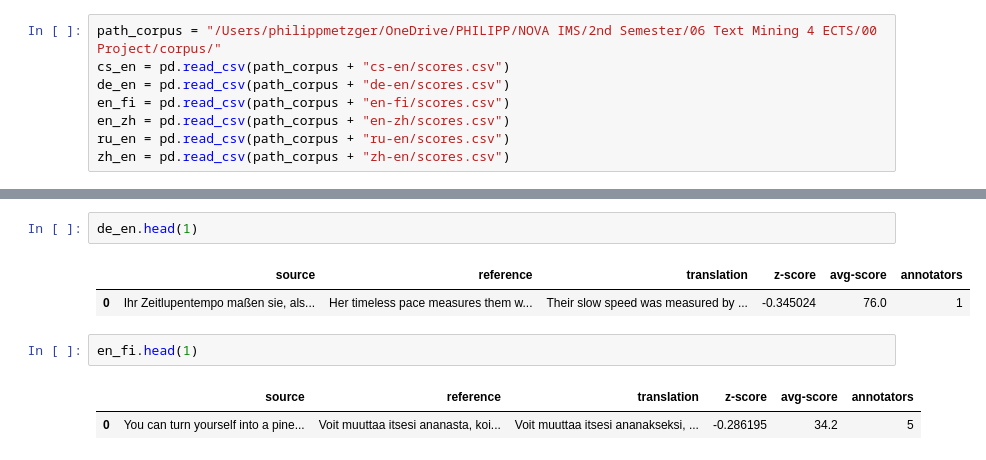
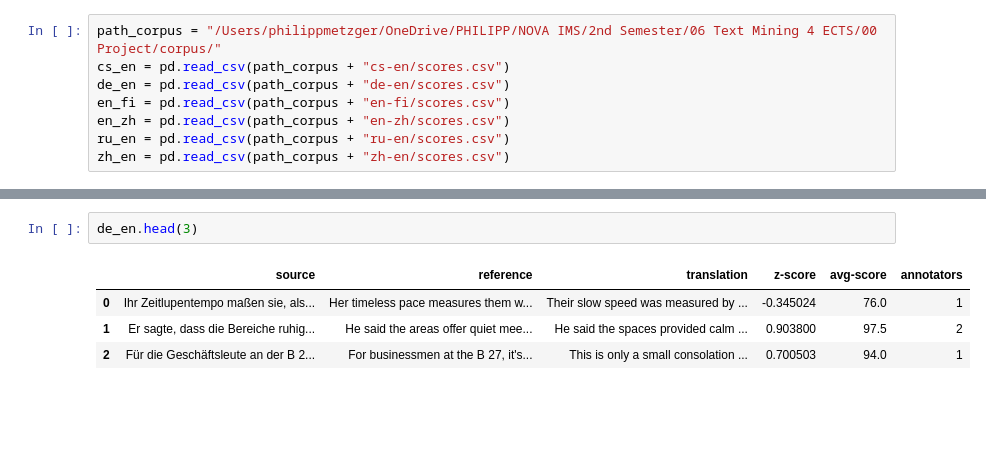
Before and after one commit to FranzMichaelFrank/Text_Mining_Group_Project, a Jupyter notebook: PM_2021-05-10.ipynb, the cells around one changed output, grey strips where cells are left out. Cells and saved outputs as stored; diff of their text form; blank space fills up the shorter version.

```diff
--- a/PM_2021-05-10.ipynb
+++ b/PM_2021-05-10.ipynb
@@ -16,10 +42,7 @@ cs_en.head(1)
 # %%
-de_en.head(1)
+de_en.head(3)
 # %% [output]
 |  | source | reference | translation | z-score | avg-score | annotators |
 | 0 | Ihr Zeitlupentempo maßen sie, als... | Her timeless pace measures them w... | Their slow speed was measured by ... | -0.345024 | 76.0 | 1 |
+| 1 | Er sagte, dass die Bereiche ruhig... | He said the areas offer quiet mee... | He said the spaces provided calm ... | 0.903800 | 97.5 | 2 |
+| 2 | Für die Geschäftsleute an der B 2... | For businessmen at the B 27, it's... | This is only a small consolation ... | 0.700503 | 94.0 | 1 |
-# %%
-en_fi.head(1)
-# %% [output]
-|  | source | reference | translation | z-score | avg-score | annotators |
-| 0 | You can turn yourself into a pine... | Voit muuttaa itsesi ananasta, koi... | Voit muuttaa itsesi ananakseksi, ... | -0.286195 | 34.2 | 5 |
```
Also changed, not shown: parts of 20 cells of this notebook, 1 other file.
